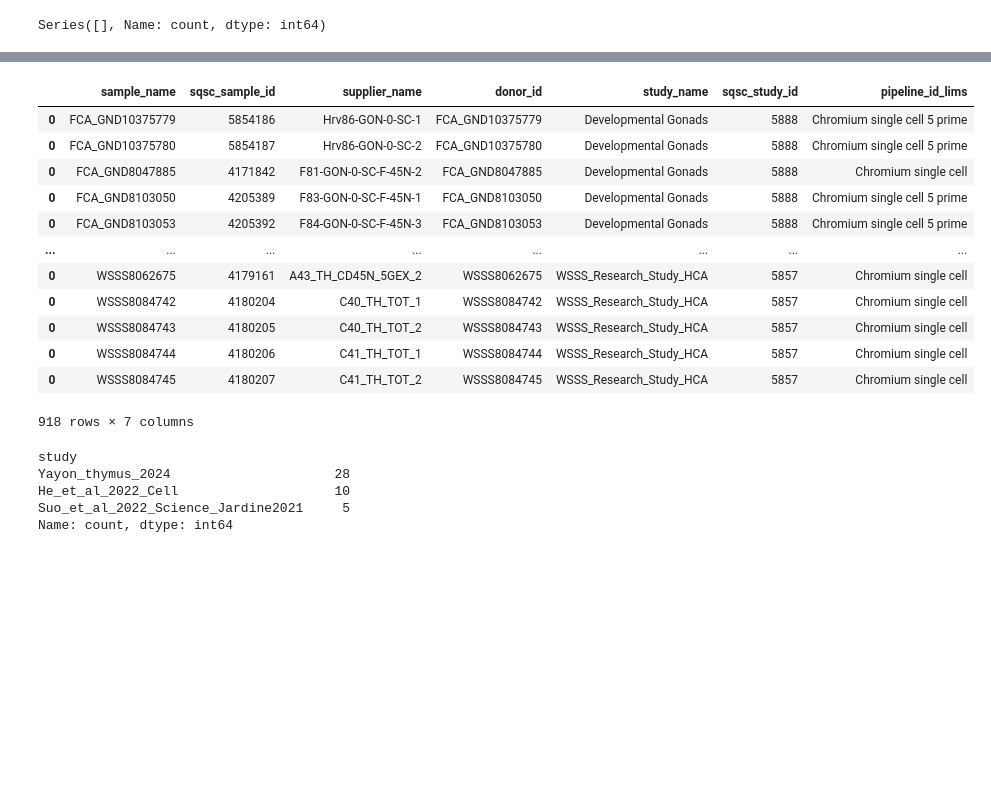
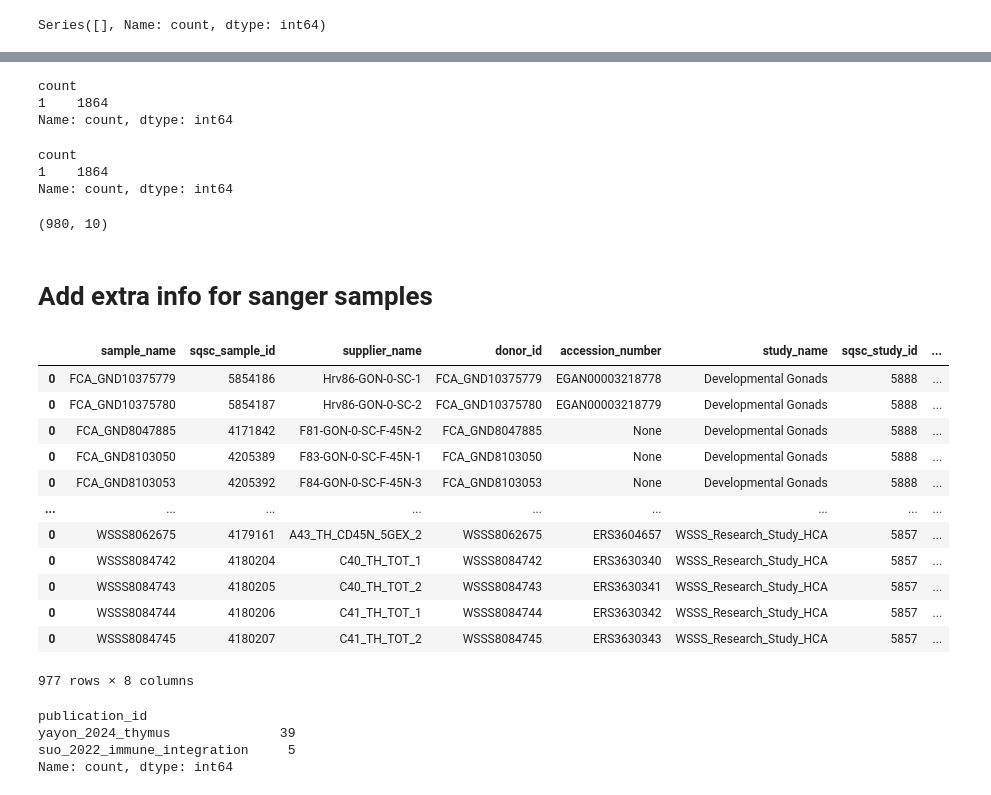
Before and after one commit to cellgeni/hdca_v2_reprocessing, a Jupyter notebook: 01_collect_sample_metadata.ipynb, the cells around one changed output, grey strips where cells are left out. Cells and saved outputs as stored; diff of their text form; code cells hidden in the pictures; blank space fills up the shorter version.

```diff
--- a/01_collect_sample_metadata.ipynb
+++ b/01_collect_sample_metadata.ipynb
@@ -481,12 +554,14 @@ set(datasets.accession) - set(samples.dataset_acc)
 # %%
 # tmp column to use to point to processed data on irods.
 # EGA samples are named by author_sample_id instead of sample_acc
-samples['irods_name'] = samples['sample_acc']
-f = samples['dataset_acc'].str.startswith('EGAD')
+samples['irods_name'] = samples['library_id']
+
+# braun_2023_brain is named by modified (see below) author id
+f = samples['publication_id'] == 'braun_2023_brain'
 samples.loc[f,'irods_name'] = samples.loc[f,'author_sample_id']
 
-# all sanger samples are named by Sanger id on irods
-f = samples['institute'] == 'Wellcome_Sanger'
+# all internal samples are named by Sanger id on irods
+f = samples['source'] == 'internal'
 samples.loc[f,'irods_name'] = samples.loc[f,'author_sample_id']
 # %%
 # look for samples found in multiple submissions
@@ -516,6 +591,6 @@ t.sort_values('datasets')
 # keep first dataset if sample found in two datasets
 tmp = samples[samples.dataset_acc==datasets.accession[0]]
 for a in datasets.accession[1:]:
-    tmp = pd.concat([tmp,samples[(samples.dataset_acc==a) & ~(samples.irods_name.isin(tmp.irods_name))]])
+    tmp = pd.concat([tmp,samples[(samples.dataset_acc==a) & ~(samples.author_sample_id.isin(tmp.author_sample_id))]])
 samples = tmp
-samples.index = samples.sample_acc
+samples.index = samples.library_id
@@ -522,6 +616,5 @@ samples.index = samples.sample_acc
 # %%
-# samples from HDCA v1
-samples_v1 = pd.read_csv('libraries_v1.csv')
+samples_v1 = pd.read_csv('libraries_lists/libraries_v1.csv')
 samples_v1
 # %% [output]
 |  | institute | study | library_id_fixed | n_cells | library_id_is_sanger | n_unique_bs | dataset_acc | ... |
@@ -607,6 +676,6 @@ samples[samples.irods_name=='4834STDY7002881']
 # %%
 samples['HDCA_version'] = 'v2'
-samples.loc[samples.irods_name.isin(samples_v1.library_acc),'HDCA_version'] = 'v1'
+samples.loc[samples.irods_name.isin(samples_v1.library_acc) | samples.author_sample_id.isin(samples_v1.library_acc),'HDCA_version'] = 'v1'
 samples['HDCA_version'].value_counts()
 # %% [output]
 HDCA_version
@@ -661,32 +685,49 @@ samples[samples.dataset_acc=='E-MTAB-11278']
+# %%
+samples.author_sample_id.value_counts().value_counts()
+# %% [output]
+count
+1    1864
+Name: count, dtype: int64
+# %%
+samples.library_id.value_counts().value_counts()
+# %% [output]
+count
+1    1864
+Name: count, dtype: int64
+# %%
+samples_v1.shape
+# %% [output]
+(980, 10)
+# %% [markdown]
+# Add extra info for sanger samples
 # %%
 import warnings
 warnings.filterwarnings("ignore", category=UserWarning)
-sids = samples.loc[samples.institute=='Wellcome_Sanger','author_sample_id'].tolist()
+sids = samples.author_sample_id
 sanger_sample_info = utils.fetch_dbs.get_sample_info_from_mlw(secrets['mlw'],sids)
 sanger_sample_info
 # %% [output]
-|  | sample_name | sqsc_sample_id | supplier_name | donor_id | study_name | sqsc_study_id | pipeline_id_lims |
-| 0 | FCA_GND10375779 | 5854186 | Hrv86-GON-0-SC-1 | FCA_GND10375779 | Developmental Gonads | 5888 | Chromium single cell 5 prime |
-| 0 | FCA_GND10375780 | 5854187 | Hrv86-GON-0-SC-2 | FCA_GND10375780 | Developmental Gonads | 5888 | Chromium single cell 5 prime |
-| 0 | FCA_GND8047885 | 4171842 | F81-GON-0-SC-F-45N-2 | FCA_GND8047885 | Developmental Gonads | 5888 | Chromium single cell |
-| 0 | FCA_GND8103050 | 4205389 | F83-GON-0-SC-F-45N-1 | FCA_GND8103050 | Developmental Gonads | 5888 | Chromium single cell 5 prime |
-| 0 | FCA_GND8103053 | 4205392 | F84-GON-0-SC-F-45N-3 | FCA_GND8103053 | Developmental Gonads | 5888 | Chromium single cell 5 prime |
-| ... | ... | ... | ... | ... | ... | ... | ... |
-| 0 | WSSS8062675 | 4179161 | A43_TH_CD45N_5GEX_2 | WSSS8062675 | WSSS_Research_Study_HCA | 5857 | Chromium single cell |
-| 0 | WSSS8084742 | 4180204 | C40_TH_TOT_1 | WSSS8084742 | WSSS_Research_Study_HCA | 5857 | Chromium single cell |
-| 0 | WSSS8084743 | 4180205 | C40_TH_TOT_2 | WSSS8084743 | WSSS_Research_Study_HCA | 5857 | Chromium single cell |
-| 0 | WSSS8084744 | 4180206 | C41_TH_TOT_1 | WSSS8084744 | WSSS_Research_Study_HCA | 5857 | Chromium single cell |
-| 0 | WSSS8084745 | 4180207 | C41_TH_TOT_2 | WSSS8084745 | WSSS_Research_Study_HCA | 5857 | Chromium single cell |
+|  | sample_name | sqsc_sample_id | supplier_name | donor_id | accession_number | study_name | sqsc_study_id | ... |
+| 0 | FCA_GND10375779 | 5854186 | Hrv86-GON-0-SC-1 | FCA_GND10375779 | EGAN00003218778 | Developmental Gonads | 5888 | ... |
+| 0 | FCA_GND10375780 | 5854187 | Hrv86-GON-0-SC-2 | FCA_GND10375780 | EGAN00003218779 | Developmental Gonads | 5888 | ... |
+| 0 | FCA_GND8047885 | 4171842 | F81-GON-0-SC-F-45N-2 | FCA_GND8047885 | None | Developmental Gonads | 5888 | ... |
+| 0 | FCA_GND8103050 | 4205389 | F83-GON-0-SC-F-45N-1 | FCA_GND8103050 | None | Developmental Gonads | 5888 | ... |
+| 0 | FCA_GND8103053 | 4205392 | F84-GON-0-SC-F-45N-3 | FCA_GND8103053 | None | Developmental Gonads | 5888 | ... |
+| ... | ... | ... | ... | ... | ... | ... | ... | ... |
+| 0 | WSSS8062675 | 4179161 | A43_TH_CD45N_5GEX_2 | WSSS8062675 | ERS3604657 | WSSS_Research_Study_HCA | 5857 | ... |
+| 0 | WSSS8084742 | 4180204 | C40_TH_TOT_1 | WSSS8084742 | ERS3630340 | WSSS_Research_Study_HCA | 5857 | ... |
+| 0 | WSSS8084743 | 4180205 | C40_TH_TOT_2 | WSSS8084743 | ERS3630341 | WSSS_Research_Study_HCA | 5857 | ... |
+| 0 | WSSS8084744 | 4180206 | C41_TH_TOT_1 | WSSS8084744 | ERS3630342 | WSSS_Research_Study_HCA | 5857 | ... |
+| 0 | WSSS8084745 | 4180207 | C41_TH_TOT_2 | WSSS8084745 | ERS3630343 | WSSS_Research_Study_HCA | 5857 | ... |
-918 rows × 7 columns
+977 rows × 8 columns
 # %%
 samples["found_internal"] = False
 samples.loc[samples.author_sample_id.isin(sanger_sample_info.sample_name),"found_internal"] = True
-sanger_not_sanger = samples[~samples["found_internal"] & (samples.institute=='Wellcome_Sanger')]
-sanger_not_sanger.study.value_counts()
+sanger_not_sanger = samples[~samples["found_internal"] & (samples.institute=='Wellcome Sanger Institute')]
+sanger_not_sanger.publication_id.value_counts()
 # %% [output]
-study
-Yayon_thymus_2024                     28
-He_et_al_2022_Cell                    10
-Suo_et_al_2022_Science_Jardine2021     5
+publication_id
+yayon_2024_thymus              39
+suo_2022_immune_integration     5
 Name: count, dtype: int64
 # %%
```
Also changed, not shown: parts of 73 cells of this notebook, 9 other files.
